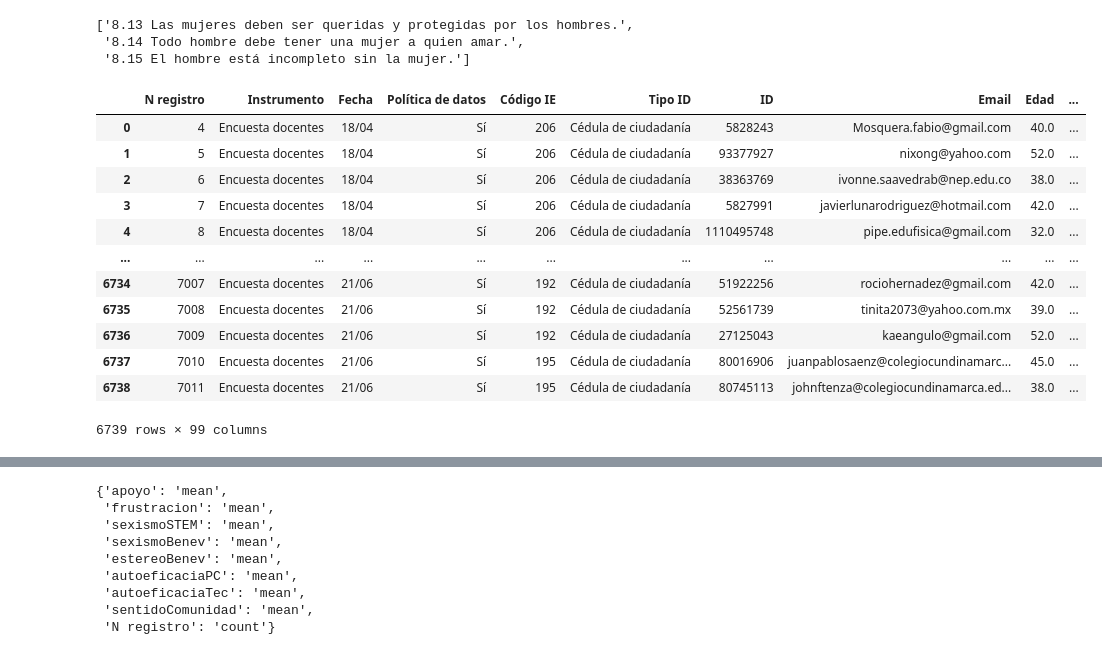
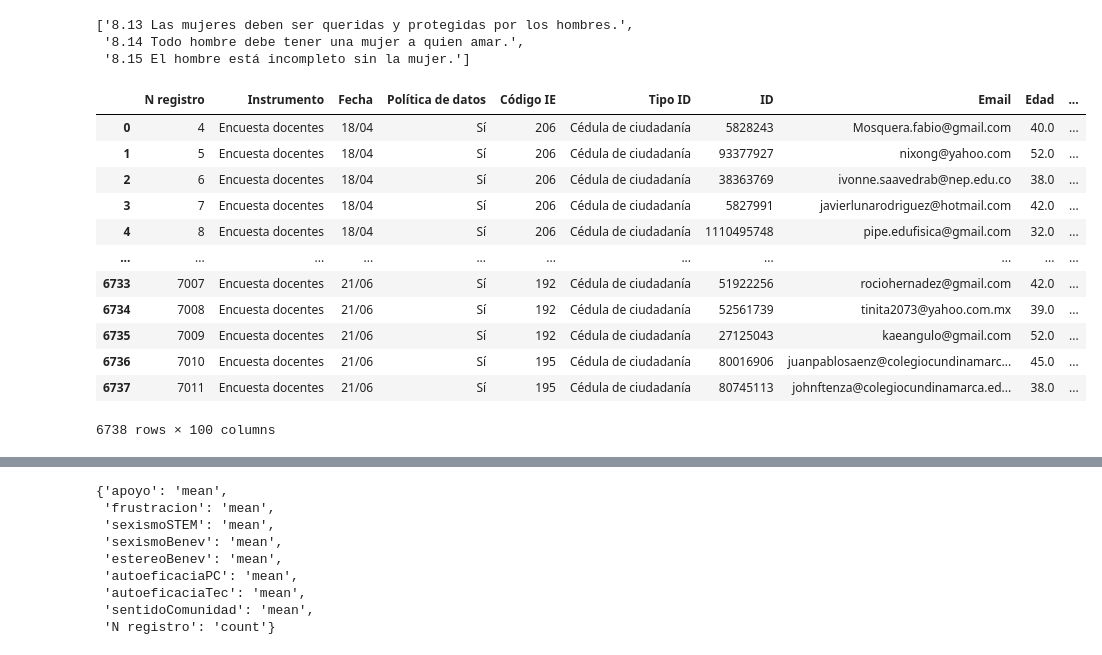
Before and after one commit to Grupo-Informatica-Educativa/CFK2022, a Jupyter notebook: utils/cleaners/Marco_consolidacion/consolidacion_D1.ipynb, the cells around one changed output, grey strips where cells are left out. Cells and saved outputs as stored; diff of their text form; code cells hidden in the pictures.

Commit message:
añadir calificacion de docentes proceso y datos

```diff
--- a/utils/cleaners/Marco_consolidacion/consolidacion_D1.ipynb
+++ b/utils/cleaners/Marco_consolidacion/consolidacion_D1.ipynb
@@ -552,19 +561,19 @@ for k in nombres_escalas:
     assert len(escalas_dict[k]['cols']) == len(escalas_dict[k]['cargas']), f'Hay un error en la longitud de {k}'
     docentes[k] = 100*docentes[escalas_dict[k]['cols']].add(-1).multiply(escalas_dict[k]['cargas']).sum(axis=1)/(4*sum(escalas_dict[k]['cargas']))
 # %%
-doc_escalas = pd.merge(doc, docentes[['N registro']+nombres_escalas])
+doc_escalas = pd.merge(doc, docentes[['N registro','conocimiento']+nombres_escalas])
 doc_escalas
 # %% [output]
 |  | N registro | Instrumento | Fecha | Política de datos | Código IE | Tipo ID | ID | Email | Edad | ... |
 | 0 | 4 | Encuesta docentes | 18/04 | Sí | 206 | Cédula de ciudadanía | 5828243 | Mosquera.fabio@gmail.com | 40.0 | ... |
 | 1 | 5 | Encuesta docentes | 18/04 | Sí | 206 | Cédula de ciudadanía | 93377927 | nixong@yahoo.com | 52.0 | ... |
 | 2 | 6 | Encuesta docentes | 18/04 | Sí | 206 | Cédula de ciudadanía | 38363769 | ivonne.saavedrab@nep.edu.co | 38.0 | ... |
 | 3 | 7 | Encuesta docentes | 18/04 | Sí | 206 | Cédula de ciudadanía | 5827991 | javierlunarodriguez@hotmail.com | 42.0 | ... |
 | 4 | 8 | Encuesta docentes | 18/04 | Sí | 206 | Cédula de ciudadanía | 1110495748 | pipe.edufisica@gmail.com | 32.0 | ... |
 | ... | ... | ... | ... | ... | ... | ... | ... | ... | ... | ... |
-| 6734 | 7007 | Encuesta docentes | 21/06 | Sí | 192 | Cédula de ciudadanía | 51922256 | rociohernadez@gmail.com | 42.0 | ... |
-| 6735 | 7008 | Encuesta docentes | 21/06 | Sí | 192 | Cédula de ciudadanía | 52561739 | tinita2073@yahoo.com.mx | 39.0 | ... |
-| 6736 | 7009 | Encuesta docentes | 21/06 | Sí | 192 | Cédula de ciudadanía | 27125043 | kaeangulo@gmail.com | 52.0 | ... |
-| 6737 | 7010 | Encuesta docentes | 21/06 | Sí | 195 | Cédula de ciudadanía | 80016906 | juanpablosaenz@colegiocundinamarc... | 45.0 | ... |
-| 6738 | 7011 | Encuesta docentes | 21/06 | Sí | 195 | Cédula de ciudadanía | 80745113 | johnftenza@colegiocundinamarca.ed... | 38.0 | ... |
+| 6733 | 7007 | Encuesta docentes | 21/06 | Sí | 192 | Cédula de ciudadanía | 51922256 | rociohernadez@gmail.com | 42.0 | ... |
+| 6734 | 7008 | Encuesta docentes | 21/06 | Sí | 192 | Cédula de ciudadanía | 52561739 | tinita2073@yahoo.com.mx | 39.0 | ... |
+| 6735 | 7009 | Encuesta docentes | 21/06 | Sí | 192 | Cédula de ciudadanía | 27125043 | kaeangulo@gmail.com | 52.0 | ... |
+| 6736 | 7010 | Encuesta docentes | 21/06 | Sí | 195 | Cédula de ciudadanía | 80016906 | juanpablosaenz@colegiocundinamarc... | 45.0 | ... |
+| 6737 | 7011 | Encuesta docentes | 21/06 | Sí | 195 | Cédula de ciudadanía | 80745113 | johnftenza@colegiocundinamarca.ed... | 38.0 | ... |
-6739 rows × 99 columns
+6738 rows × 100 columns
```
Also changed, not shown: parts of 19 cells of this notebook, 11 other files.
